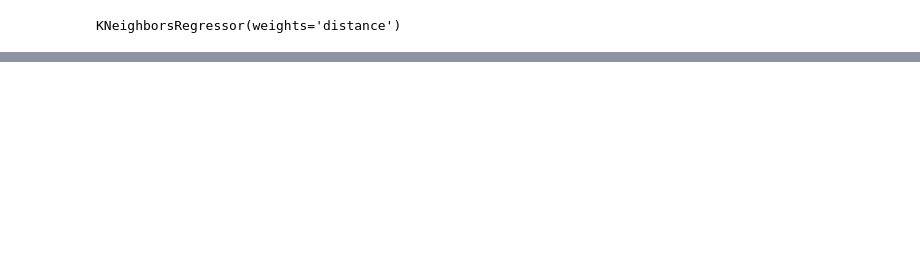
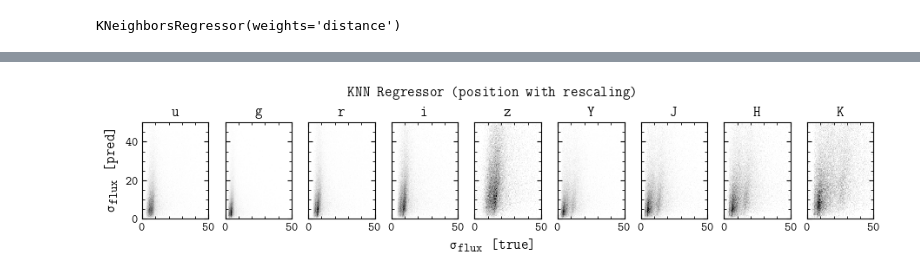
Before and after one commit to sidneymau/des-y6-image-sims-analysis, a Jupyter notebook: notebooks/2025_01_08_matching/knn-dev.ipynb, the cells around one changed output, grey strips where cells are left out. Saved outputs shown, nothing was run; the diff lists cells and outputs as text; code cells hidden in the pictures; blank space fills up the shorter version.

```diff
--- a/notebooks/2025_01_08_matching/knn-dev.ipynb
+++ b/notebooks/2025_01_08_matching/knn-dev.ipynb
@@ -167,0 +271,7 @@ Note that this doesn't have to perform amazingly because *most* objects are pres
+# %%
+bt = BallTree(
+    _X[:n_train],
+    metric="haversine",
+)
+# %%
+y_true = _y[n_train:]
@@ -167,0 +326,2 @@ Note that this doesn't have to perform amazingly because *most* objects are pres
+# %%
+neighbor_distances, neighbor_indices = bt.query(_X[n_train:], k=5, return_distance=True)
@@ -167,0 +369,28 @@ Note that this doesn't have to perform amazingly because *most* objects are pres
+# %%
+# rescale according to size ratio and take the distance-weighted average
+y_pred = np.sum(
+    _y[:n_train][neighbor_indices] \
+    * (table["hlr"][n_train:][:, np.newaxis] / table["hlr"][:n_train][neighbor_indices])[:, :, np.newaxis] \
+    *  neighbor_distances[:, :, np.newaxis],
+    axis=1,
+) / np.sum(neighbor_distances, axis=1)[:, np.newaxis]
+# %%
+fig, axs = plt.subplots(1, len(DEEPFIELD_BANDS), sharex=True, sharey=True, constrained_layout=True, figsize=(9, 2))
+
+for i, band in enumerate(DEEPFIELD_BANDS):
+    axs[i].hist2d(
+        y_true[:, i],
+        y_pred[:, i],
+        bins=[np.linspace(0, 50, 101), np.linspace(0, 50, 101)],
+        # norm="log",
+    )
+
+    axs[i].set_title(band)
+
+fig.supylabel("$\\sigma_{flux}$ [pred]")
+fig.supxlabel("$\\sigma_{flux}$ [true]")
+fig.suptitle("KNN Regressor (position with rescaling)")
+
+plt.show()
+# %% [output]
+[figure, added]
```
Also changed, not shown: parts of 40 cells of this notebook.
